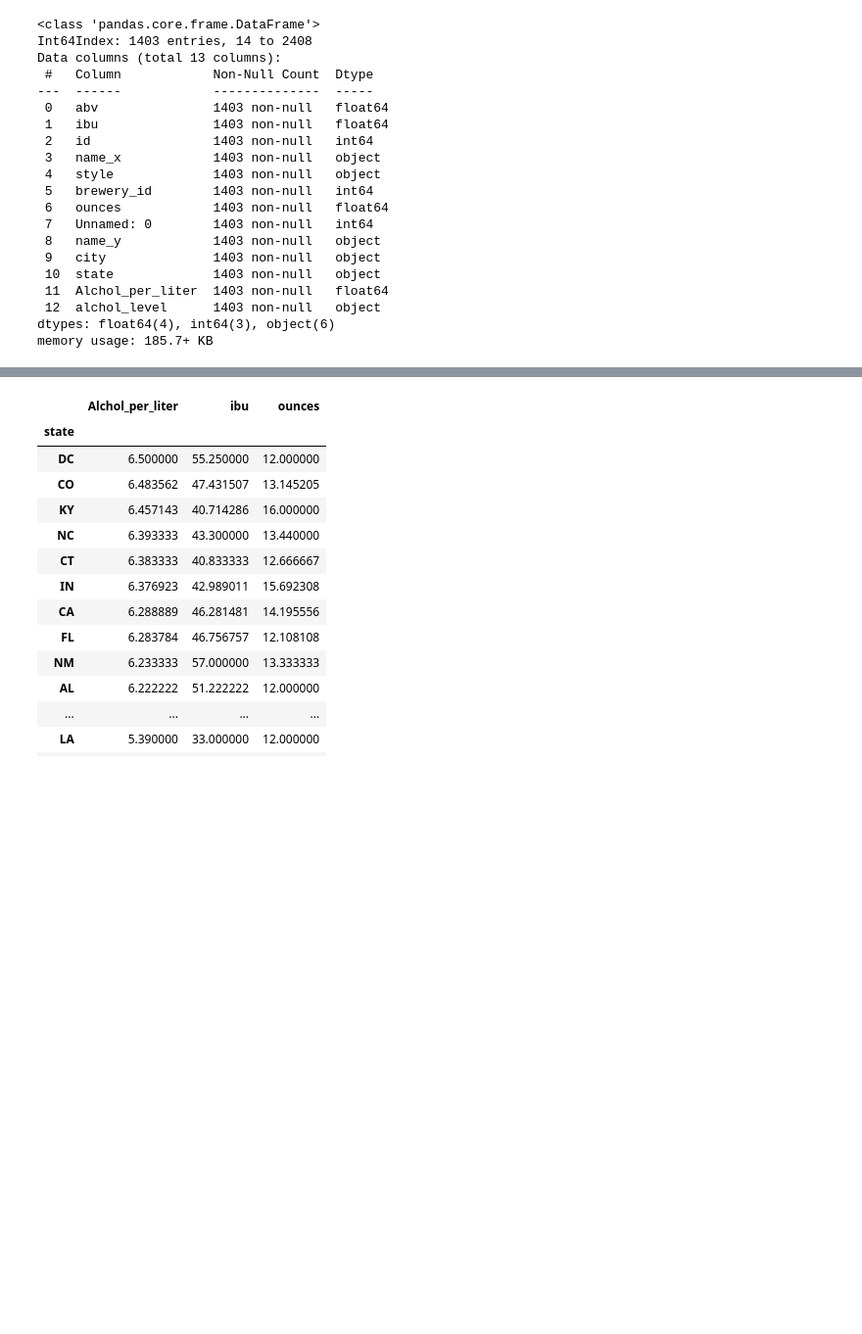
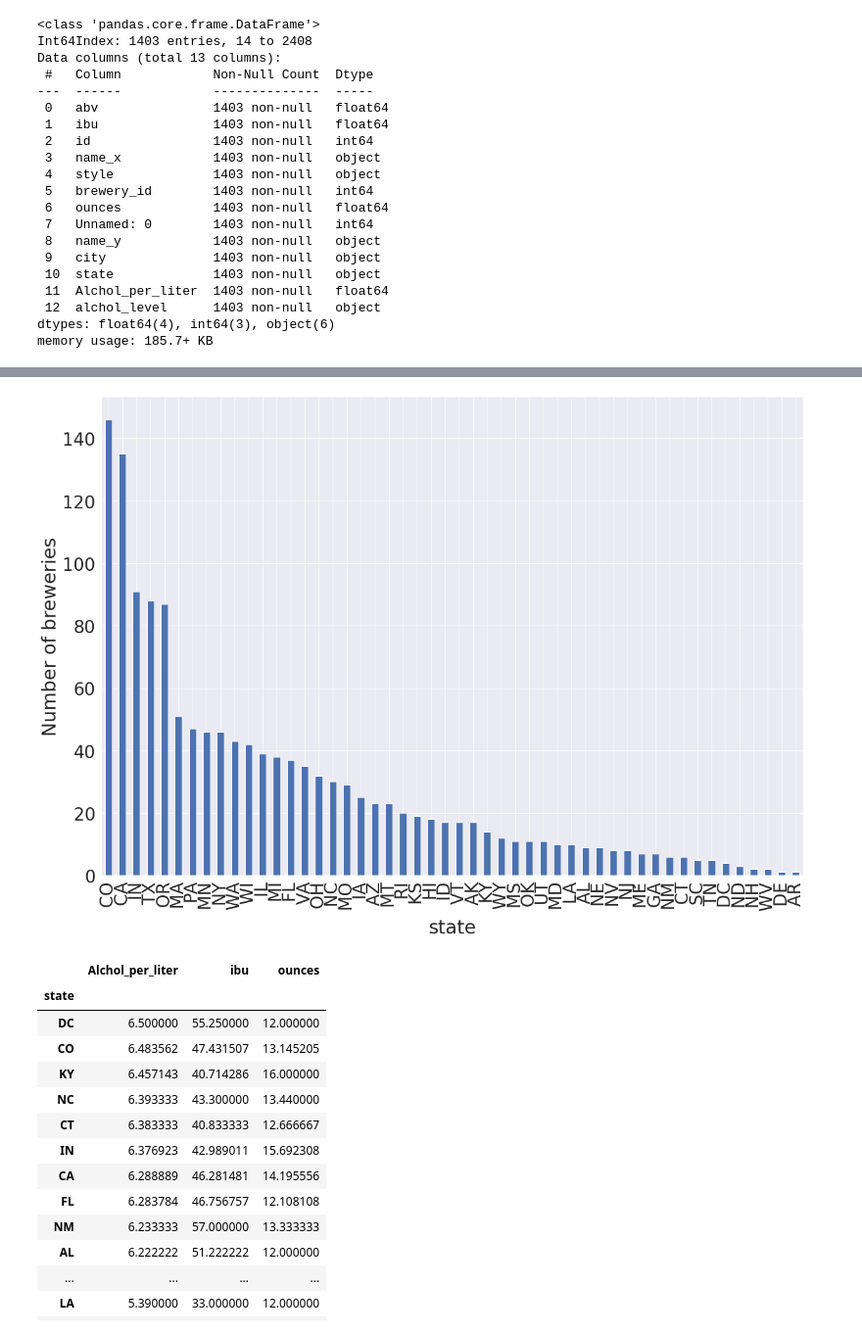
Before and after one commit to Alan-Hans/Portafolio-DataScientist, a Jupyter notebook: Beer_analize.ipynb, the cells around one changed output, grey strips where cells are left out. Shown at 98% size. Saved outputs shown, nothing was run; the diff lists cells and outputs as text; code cells hidden in the pictures; blank space fills up the shorter version.

```diff
--- a/Beer_analize.ipynb
+++ b/Beer_analize.ipynb
@@ -180,3 +180,8 @@ Data columns (total 13 columns):
  12  alchol_level      1403 non-null   object
 dtypes: float64(4), int64(3), object(6)
 memory usage: 185.7+ KB
+# %%
+order_df = df.groupby(['state'])['brewery_id'].count()
+order_df = order_df.sort_values(ascending=False)
+
+pd.DataFrame(order_df)
@@ -183,3 +207,13 @@ memory usage: 185.7+ KB
+# %%
+ax = (order_df).plot(
+kind='bar',
+figsize=(20, 14),
+grid=True
+)
+ax.set_ylabel('Number of breweries')
+plt.show()
+# %% [output]
+[figure, added]
 # %%
 order_df = df.groupby(['state'])['Alchol_per_liter','ibu','ounces'].mean()
 order_df=order_df.sort_values(by=['Alchol_per_liter'], ascending=False)
```
Also changed, not shown: parts of 1 cell of this notebook.
